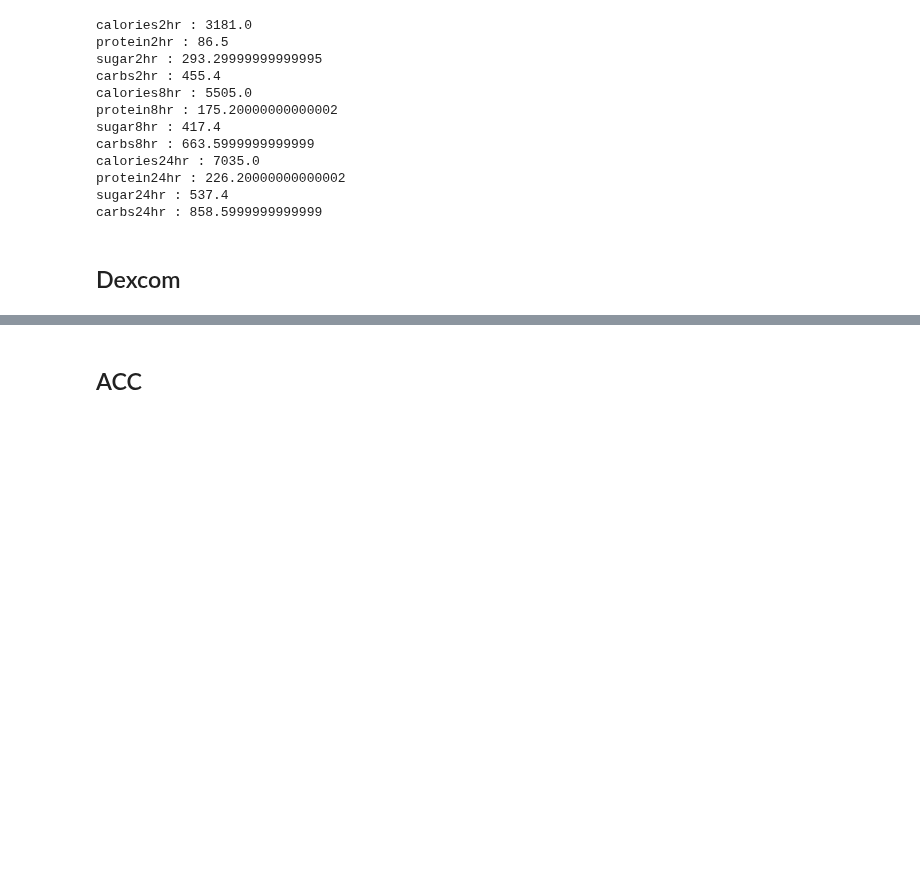
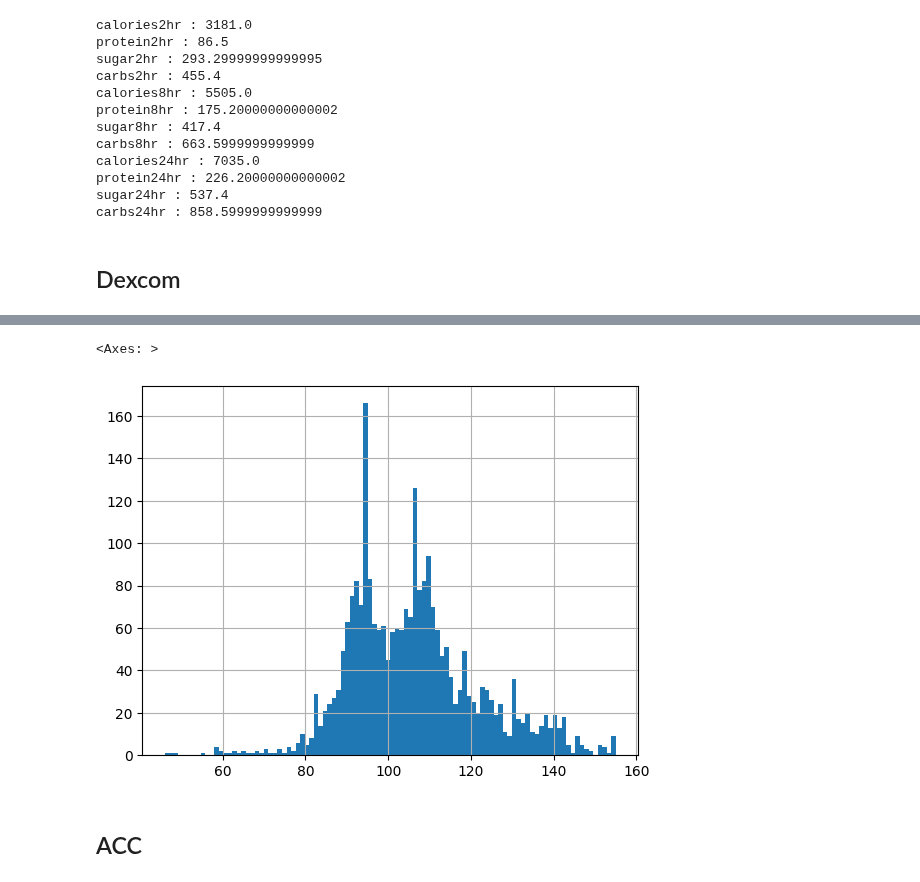
Before and after one commit to mingg12/engineering-newFork, a Jupyter notebook: exploring_digital_biomarkers_a_day.ipynb, the cells around one changed output, grey strips where cells are left out. Saved outputs shown, nothing was run; the diff lists cells and outputs as text; code cells hidden in the pictures; blank space fills up the shorter version.

```diff
--- a/exploring_digital_biomarkers_a_day.ipynb
+++ b/exploring_digital_biomarkers_a_day.ipynb
@@ -137,3 +199,8 @@ dexcom001_df[(dexcom001_df['Timestamp (YYYY-MM-DDThh:mm:ss)'] >= '2020-02-14 00:
+# %%
+dexcom001_df['Glucose Value (mg/dL)'].hist(bins=100)
+# %% [output]
+<Axes: >
+[figure, added]
 # %% [markdown]
 ## ACC
 # %%
```
Also changed, not shown: parts of 9 cells of this notebook.
